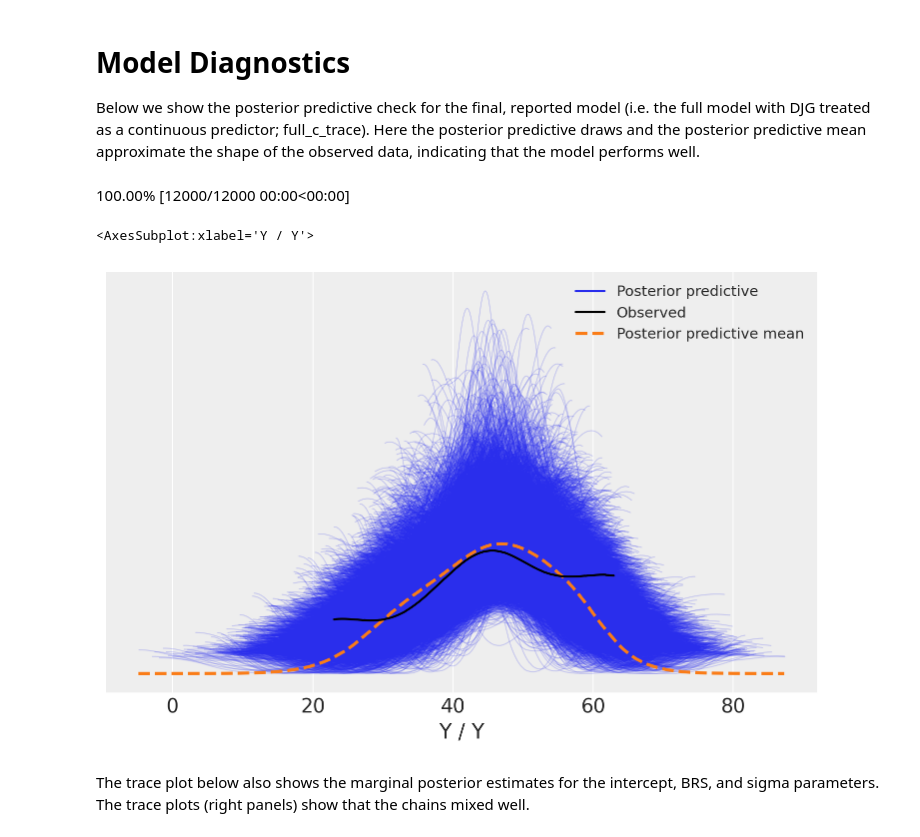
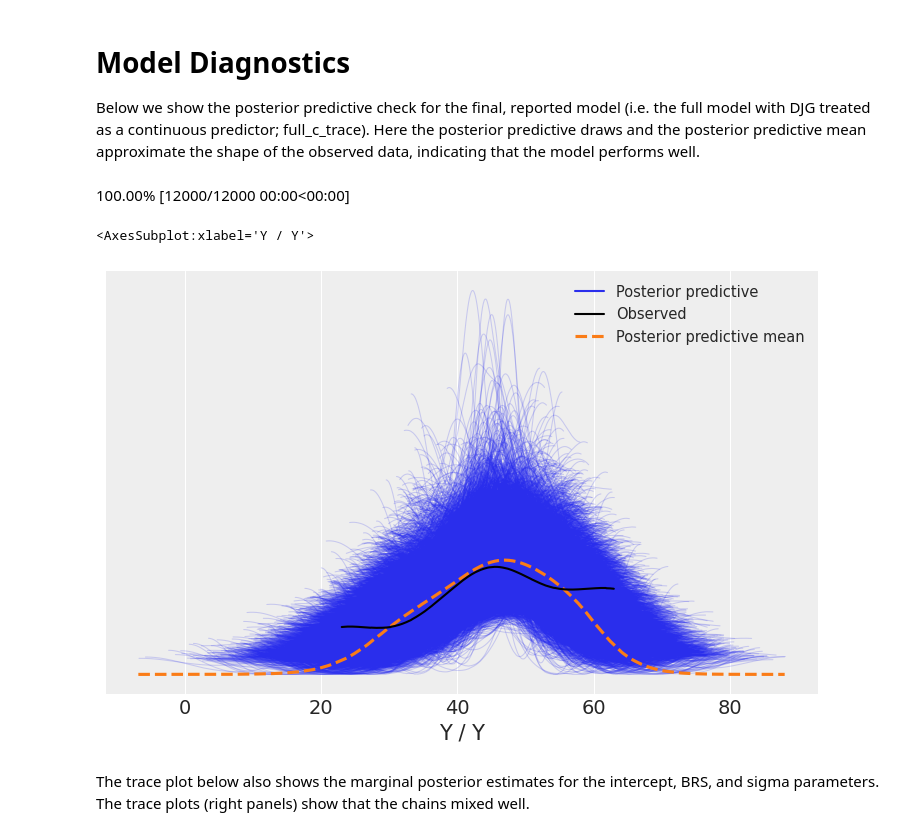
Before and after one commit to gpwilliams/bi_loneliness, a Jupyter notebook: python/analysis.ipynb, the cells around one changed output. Drawn from its saved outputs; the diff is of its cells as text; code cells hidden in the pictures.

Commit message:
PyMC now uses a seed for reproducibility

```diff
--- a/python/analysis.ipynb
+++ b/python/analysis.ipynb
@@ -25,10 +25,20 @@ We used Python [Version 3.9.5] and the Python packages PyMC [Version 4.0.0b2], A
 First we read in the data, removing participant 15 who did not suffer from brain injury but took part in the study regardless. We ensure that the results are reproducible by setting a random seed.
 # %%
 # set options
-RANDOM_SEED = 1893
-rng = np.random.default_rng(RANDOM_SEED)
 az.style.use('arviz-darkgrid') # styling on plots
 warnings.filterwarnings('ignore') # suppress warnings
+
+# options and reproducibility info for PyMC
+CHAINS = 4
+SEED = 1892
+
+SAMPLE_KWARGS = {
+    'draws': 3000,
+    'tune': 1000,
+    'chains': CHAINS,
+    'random_seed': list(SEED + np.arange(CHAINS)),
+    'return_inferencedata': True
+}
 # %%
 # read data, remove P15, fix data types
 dat = pd.read_csv('../data/cleaned-results.csv').query('PID != "P15"').convert_dtypes()
@@ -75,7 +85,7 @@ with pm.Model() as full_m_model:
 
     mu = intercept + beta_BRS * np.asarray(dat.BRS_cat) + beta_DJG * at.sum(simo[Xmo], axis=1)
     obs = pm.Normal('Y', mu=mu, sigma=sigma, observed=dat['WEMWBS'].values)
-    full_m_trace = pm.sample(draws = 3000, tune = 3000, chains = 4, return_inferencedata=True)
+    full_m_trace = pm.sample(**SAMPLE_KWARGS)
 # %% [output]
 Auto-assigning NUTS sampler...
 Initializing NUTS using jitter+adapt_diag...
@@ -93,7 +103,7 @@ with pm.Model() as full_c_model:
 
     mu = intercept + beta_DJG * dat['DJG'].astype(float).values + beta_BRS * dat['BRS_cat'].values
     obs = pm.Normal('Y', mu=mu, sigma=sigma, observed=dat['WEMWBS'].values)
-    full_c_trace = pm.sample(draws = 3000, tune = 3000, chains = 4, return_inferencedata=True)
+    full_c_trace = pm.sample(**SAMPLE_KWARGS)
 # %% [output]
 Auto-assigning NUTS sampler...
 Initializing NUTS using jitter+adapt_diag...
@@ -333,10 +345,12 @@ impairments
 Below we show the posterior predictive check for the final, reported model (i.e. the full model with DJG treated as a continuous predictor; full_c_trace). Here the posterior predictive draws and the posterior predictive mean approximate the shape of the observed data, indicating that the model performs well.
 # %%
 ppc = pm.sample_posterior_predictive(full_c_trace, model=full_c_model)
-az.plot_ppc(ppc)
+plot_pp_check = az.plot_ppc(ppc)
+plt.savefig('../img/plot_pp_check.png')
+plot_pp_check
 # %% [output]
 100.00% [12000/12000 00:00<00:00]
 <AxesSubplot:xlabel='Y / Y'>
-[figure, old version]
+[figure, new version]
 # %% [markdown]
 The trace plot below also shows the marginal posterior estimates for the intercept, BRS, and sigma parameters. The trace plots (right panels) show that the chains mixed well.
```
Also changed, not shown: parts of 12 cells of this notebook.
